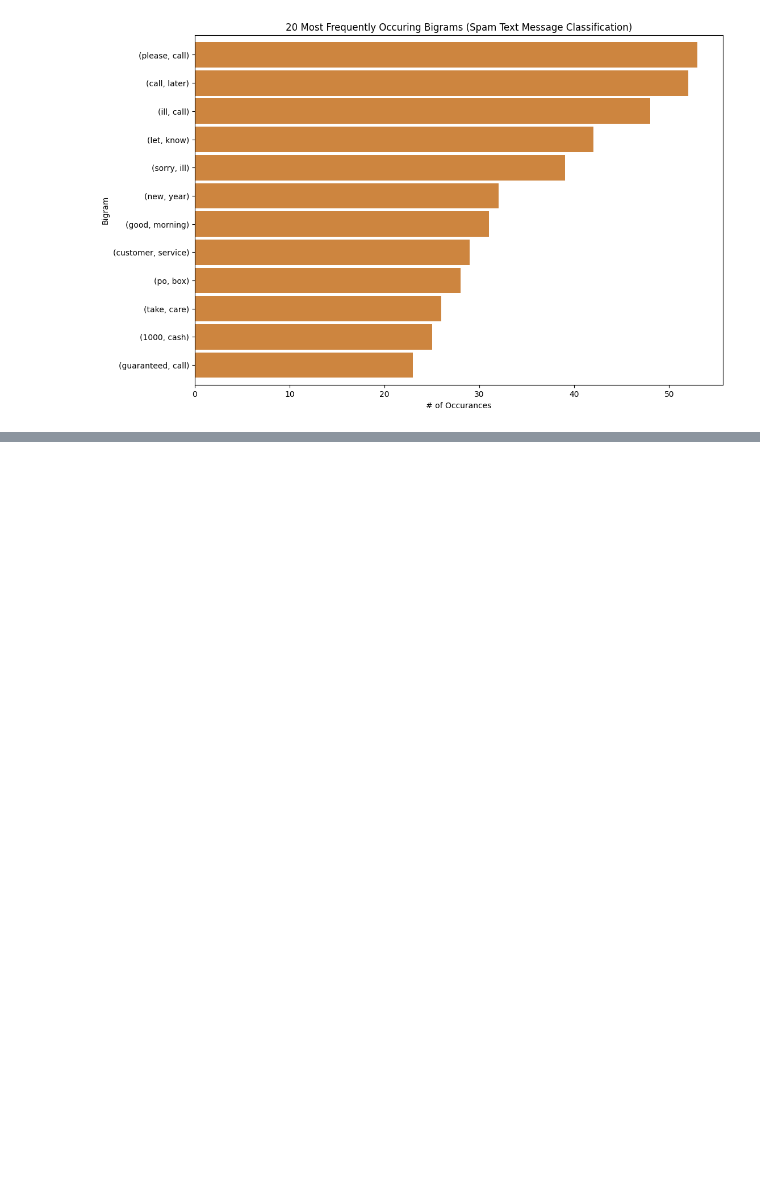
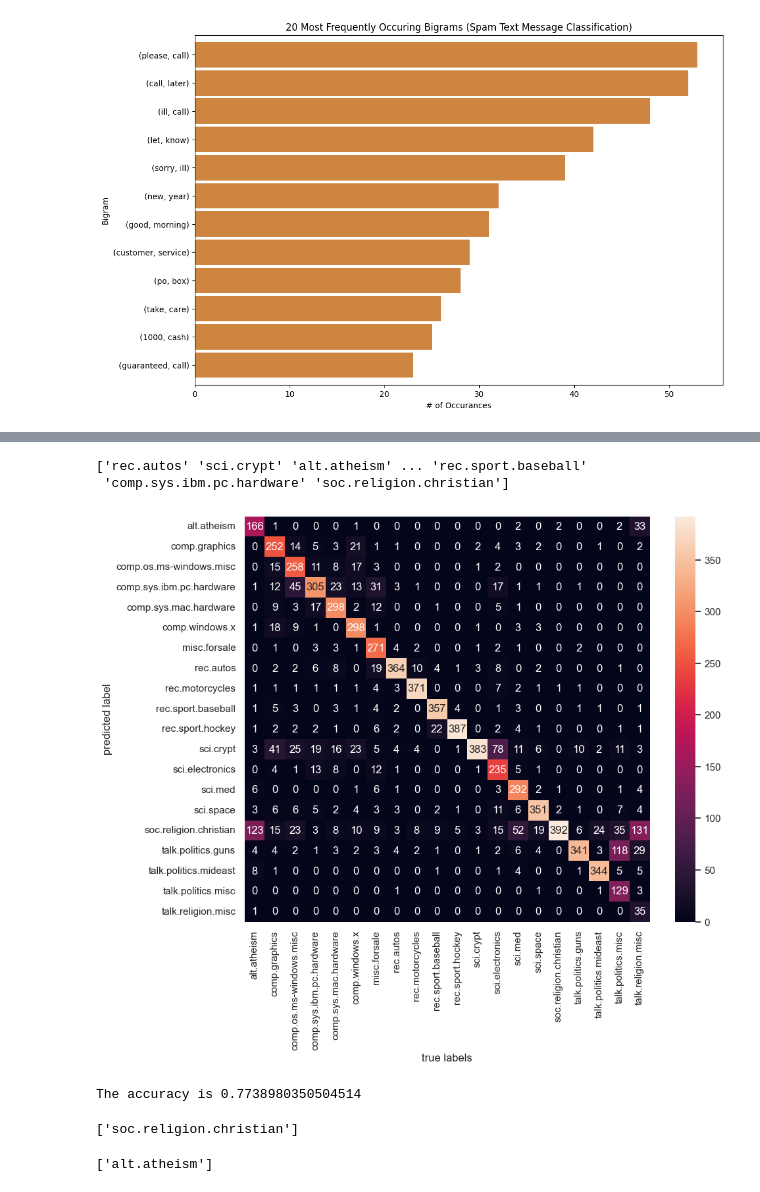
Before and after one commit to daniel-mehta/Natural-Language-Processing, a Jupyter notebook: Assignments/Assignment 01/Daniel_Mehta.ipynb, the cells around one changed output, grey strips where cells are left out. Drawn from its saved outputs; the diff is of its cells as text; code cells hidden in the pictures; blank space fills up the shorter version.

```diff
--- a/Assignments/Assignment 01/Daniel_Mehta.ipynb
+++ b/Assignments/Assignment 01/Daniel_Mehta.ipynb
@@ -208,0 +238,21 @@ Text(0.5, 0, '# of Occurances')
+# %%
+import numpy as np, pandas as pd
+import seaborn as sns
+import matplotlib.pyplot as plt
+from sklearn.datasets import fetch_20newsgroups
+from sklearn.feature_extraction.text import TfidfVectorizer
+from sklearn.naive_bayes import MultinomialNB
+from sklearn.pipeline import make_pipeline
+from sklearn.metrics import confusion_matrix, accuracy_score
+sns.set() # use seaborn plotting style
+# %%
+data = fetch_20newsgroups()
+# %%
+# gets text categories
+text_categories = data.target_names
+
+# define training set
+train_data = fetch_20newsgroups(subset="train", categories=text_categories)
+
+# define test set
+test_data = fetch_20newsgroups(subset="test", categories=text_categories)
@@ -208,0 +287,40 @@ Text(0.5, 0, '# of Occurances')
+# %%
+# building model
+model = make_pipeline(TfidfVectorizer(), MultinomialNB())
+
+#train model
+model.fit(train_data.data, train_data.target)
+
+#Predict categories using testing data
+predicted_categories = model.predict(test_data.data)
+# %%
+print(np.array(test_data.target_names)[predicted_categories])
+# %% [output]
+['rec.autos' 'sci.crypt' 'alt.atheism' ... 'rec.sport.baseball'
+ 'comp.sys.ibm.pc.hardware' 'soc.religion.christian']
+# %%
+mat = confusion_matrix(test_data.target, predicted_categories)
+plt.figure(figsize=(10, 8))
+sns.heatmap(mat.T, square = True, annot=True, fmt = "d", xticklabels=train_data.target_names,yticklabels=train_data.target_names)
+plt.xlabel("true labels")
+plt.ylabel("predicted label")
+plt.show()
+
+print("The accuracy is {}".format(accuracy_score(test_data.target, predicted_categories)))
+# %% [output]
+[figure, added]
+The accuracy is 0.7738980350504514
+# %%
+def my_predictions(my_sentence, model):
+    all_categories_names = np.array(data.target_names)
+    prediction = model.predict([my_sentence])
+    return all_categories_names[prediction]
+my_sentence = "jesus"
+print(my_predictions(my_sentence, model))
+# %% [output]
+['soc.religion.christian']
+# %%
+my_sentence = "Are you an atheist?"
+print(my_predictions(my_sentence, model))
+# %% [output]
+['alt.atheism']
```
Also changed, not shown: parts of 9 cells of this notebook, 4 other files.
